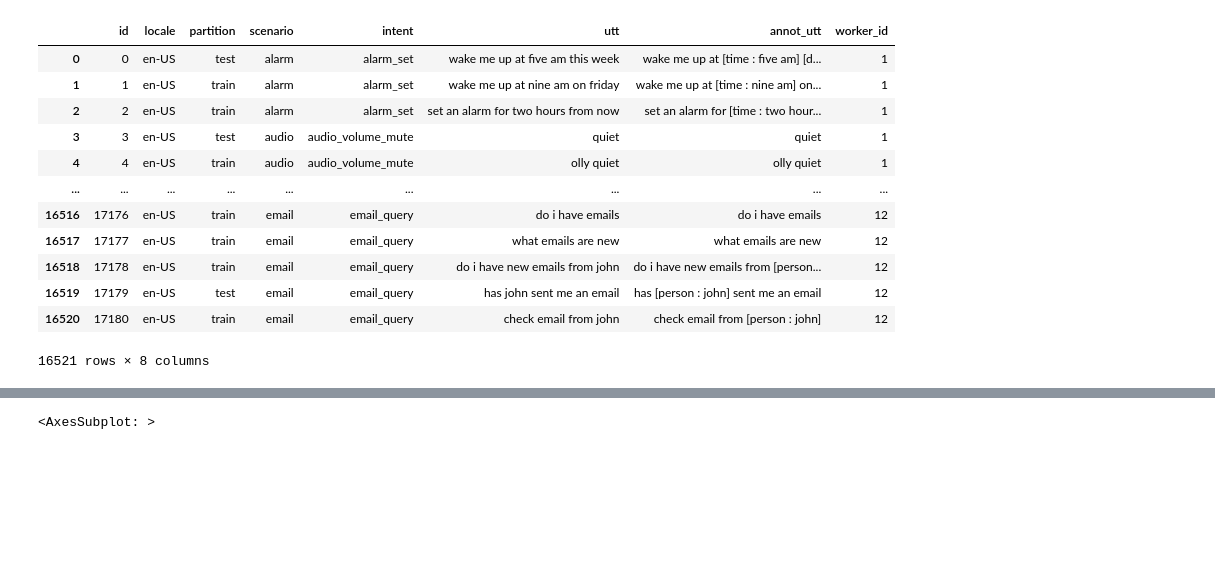
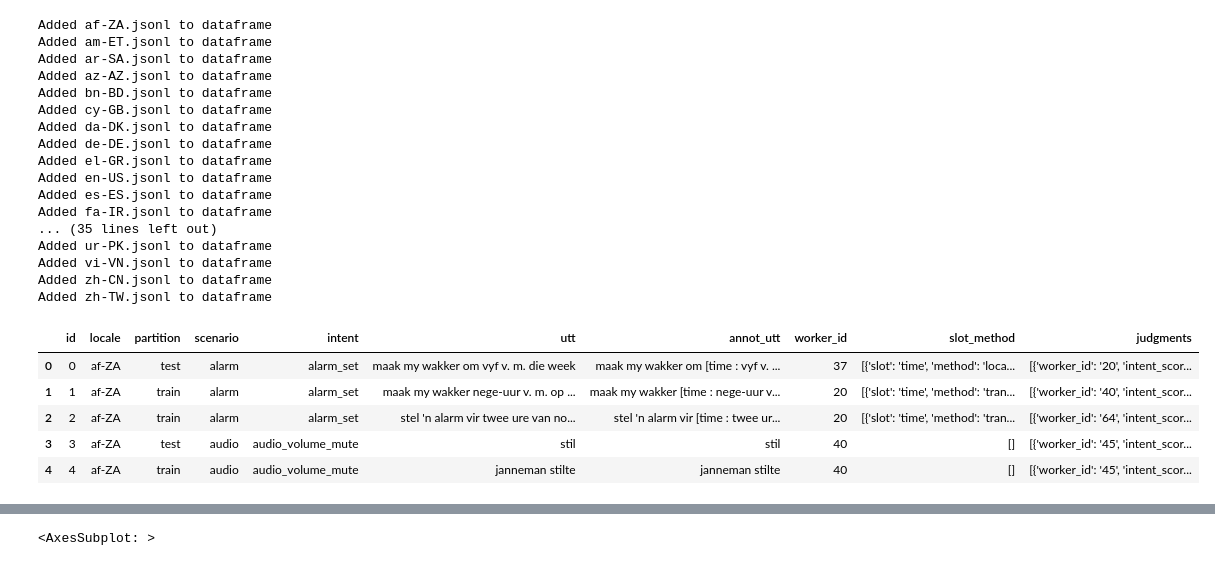
Before and after one commit to 1Krypt0/FEUP-PLN-PROJ, a Jupyter notebook: baseline.ipynb, the cells around one changed output, grey strips where cells are left out. Saved outputs shown, nothing was run; the diff lists cells and outputs as text; code cells hidden in the pictures; blank space fills up the shorter version.

```diff
--- a/baseline.ipynb
+++ b/baseline.ipynb
@@ -1,23 +1,40 @@
 # %%
 # load the pt-pt json file into a dataframe
 import pandas as pd
+import os
 
-df = pd.read_json('dataset/en-US.jsonl', lines=True)
-df
+df = pd.DataFrame()
+
+for json_file in os.listdir('dataset'):
+    df = pd.concat([df, pd.read_json('dataset/' + json_file, lines=True)])
+    print(f"Added {json_file} to dataframe")
 # %% [output]
-|  | id | locale | partition | scenario | intent | utt | annot_utt | worker_id |
-| 0 | 0 | en-US | test | alarm | alarm_set | wake me up at five am this week | wake me up at [time : five am] [d... | 1 |
-| 1 | 1 | en-US | train | alarm | alarm_set | wake me up at nine am on friday | wake me up at [time : nine am] on... | 1 |
-| 2 | 2 | en-US | train | alarm | alarm_set | set an alarm for two hours from now | set an alarm for [time : two hour... | 1 |
-| 3 | 3 | en-US | test | audio | audio_volume_mute | quiet | quiet | 1 |
-| 4 | 4 | en-US | train | audio | audio_volume_mute | olly quiet | olly quiet | 1 |
-| ... | ... | ... | ... | ... | ... | ... | ... | ... |
-| 16516 | 17176 | en-US | train | email | email_query | do i have emails | do i have emails | 12 |
-| 16517 | 17177 | en-US | train | email | email_query | what emails are new | what emails are new | 12 |
-| 16518 | 17178 | en-US | train | email | email_query | do i have new emails from john | do i have new emails from [person... | 12 |
-| 16519 | 17179 | en-US | test | email | email_query | has john sent me an email | has [person : john] sent me an email | 12 |
-| 16520 | 17180 | en-US | train | email | email_query | check email from john | check email from [person : john] | 12 |
-16521 rows × 8 columns
+Added af-ZA.jsonl to dataframe
+Added am-ET.jsonl to dataframe
+Added ar-SA.jsonl to dataframe
+Added az-AZ.jsonl to dataframe
+Added bn-BD.jsonl to dataframe
+Added cy-GB.jsonl to dataframe
+Added da-DK.jsonl to dataframe
+Added de-DE.jsonl to dataframe
+Added el-GR.jsonl to dataframe
+Added en-US.jsonl to dataframe
+Added es-ES.jsonl to dataframe
+Added fa-IR.jsonl to dataframe
+... (35 lines left out)
+Added ur-PK.jsonl to dataframe
+Added vi-VN.jsonl to dataframe
+Added zh-CN.jsonl to dataframe
+Added zh-TW.jsonl to dataframe
+# %%
+df.head()
+# %% [output]
+|  | id | locale | partition | scenario | intent | utt | annot_utt | worker_id | slot_method | judgments |
+| 0 | 0 | af-ZA | test | alarm | alarm_set | maak my wakker om vyf v. m. die week | maak my wakker om [time : vyf v. ... | 37 | [{'slot': 'time', 'method': 'loca... | [{'worker_id': '20', 'intent_scor... |
+| 1 | 1 | af-ZA | train | alarm | alarm_set | maak my wakker nege-uur v. m. op ... | maak my wakker [time : nege-uur v... | 20 | [{'slot': 'time', 'method': 'tran... | [{'worker_id': '40', 'intent_scor... |
+| 2 | 2 | af-ZA | train | alarm | alarm_set | stel 'n alarm vir twee ure van no... | stel 'n alarm vir [time : twee ur... | 20 | [{'slot': 'time', 'method': 'tran... | [{'worker_id': '64', 'intent_scor... |
+| 3 | 3 | af-ZA | test | audio | audio_volume_mute | stil | stil | 40 | [] | [{'worker_id': '45', 'intent_scor... |
+| 4 | 4 | af-ZA | train | audio | audio_volume_mute | janneman stilte | janneman stilte | 40 | [] | [{'worker_id': '45', 'intent_scor... |
 # %%
 print(df['scenario'].value_counts())
 
```
Also changed, not shown: parts of 10 cells of this notebook, 54 other files.
